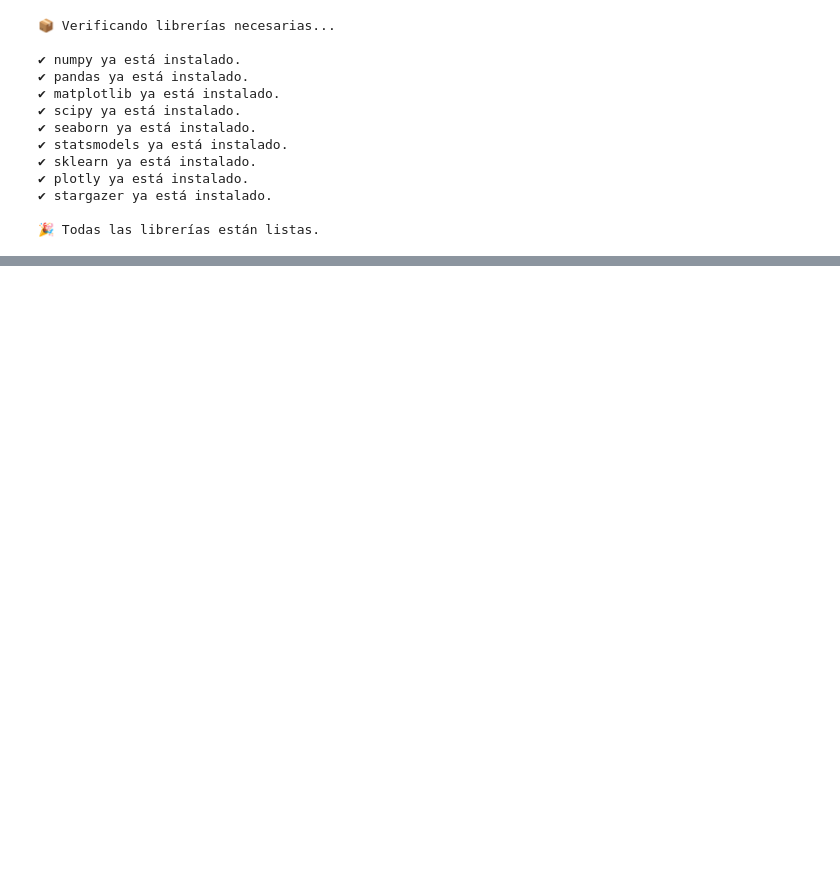
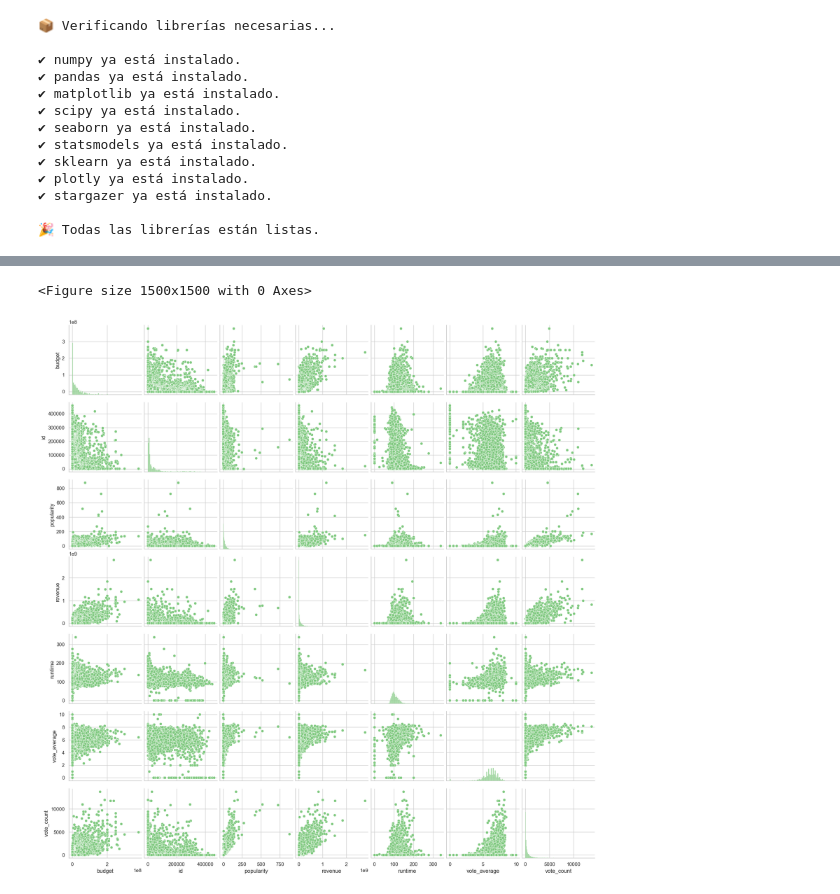
Before and after one commit to ShawnFRS/trabajos-marketing, a Jupyter notebook: trabajo 1/trabajo1.ipynb, the cells around one changed output, grey strips where cells are left out. Cells and saved outputs as stored; diff of their text form; code cells hidden in the pictures; blank space fills up the shorter version.

```diff
--- a/trabajo 1/trabajo1.ipynb
+++ b/trabajo 1/trabajo1.ipynb
@@ -58,0 +122,7 @@ print("\n🎉 Todas las librerías están listas.")
+# %%
+plt.figure(figsize=(15, 15))
+sns.pairplot(df)
+plt.show()
+# %% [output]
+<Figure size 1500x1500 with 0 Axes>
+[figure, added]
```
Also changed, not shown: parts of 6 cells of this notebook.
